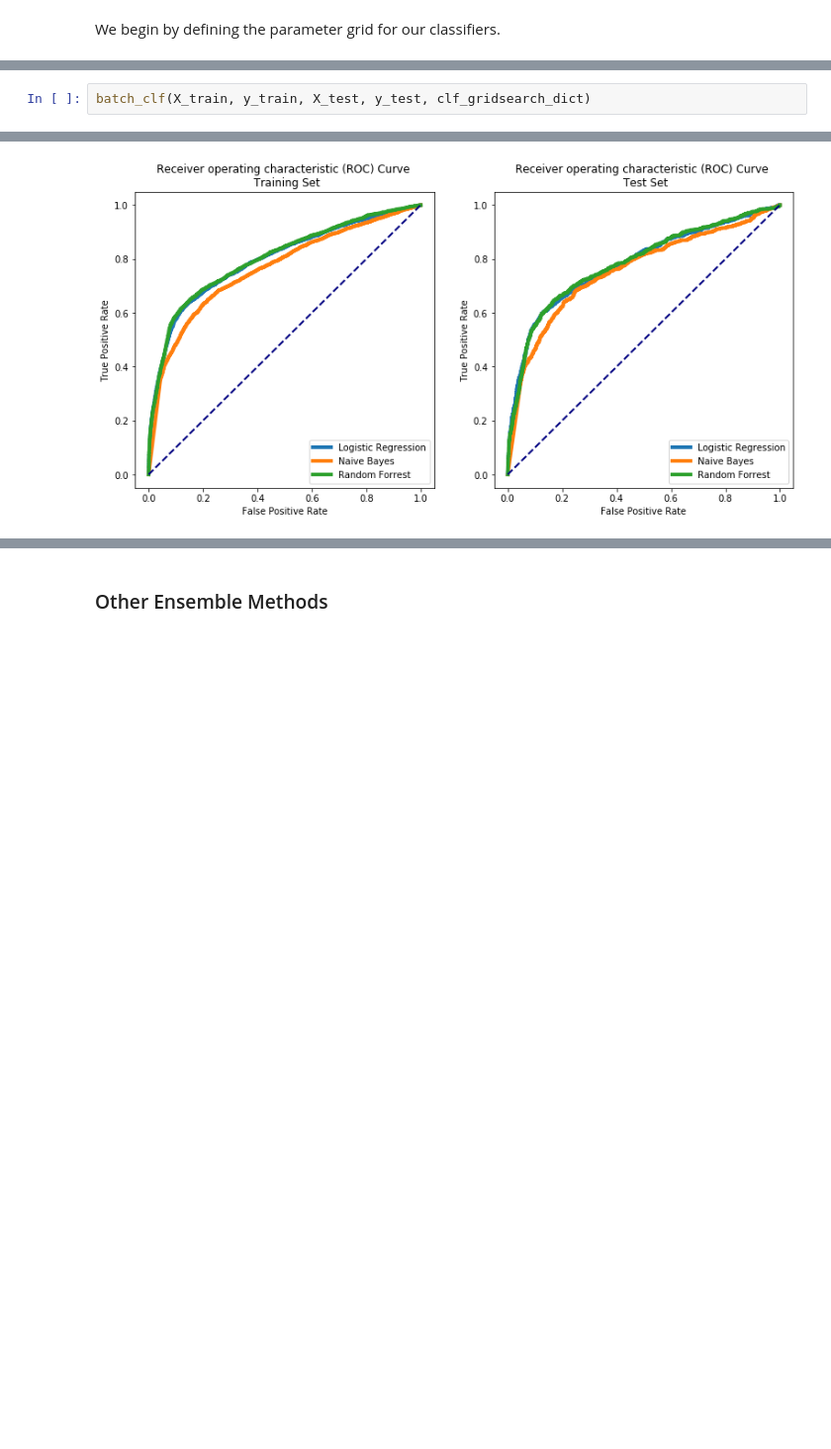
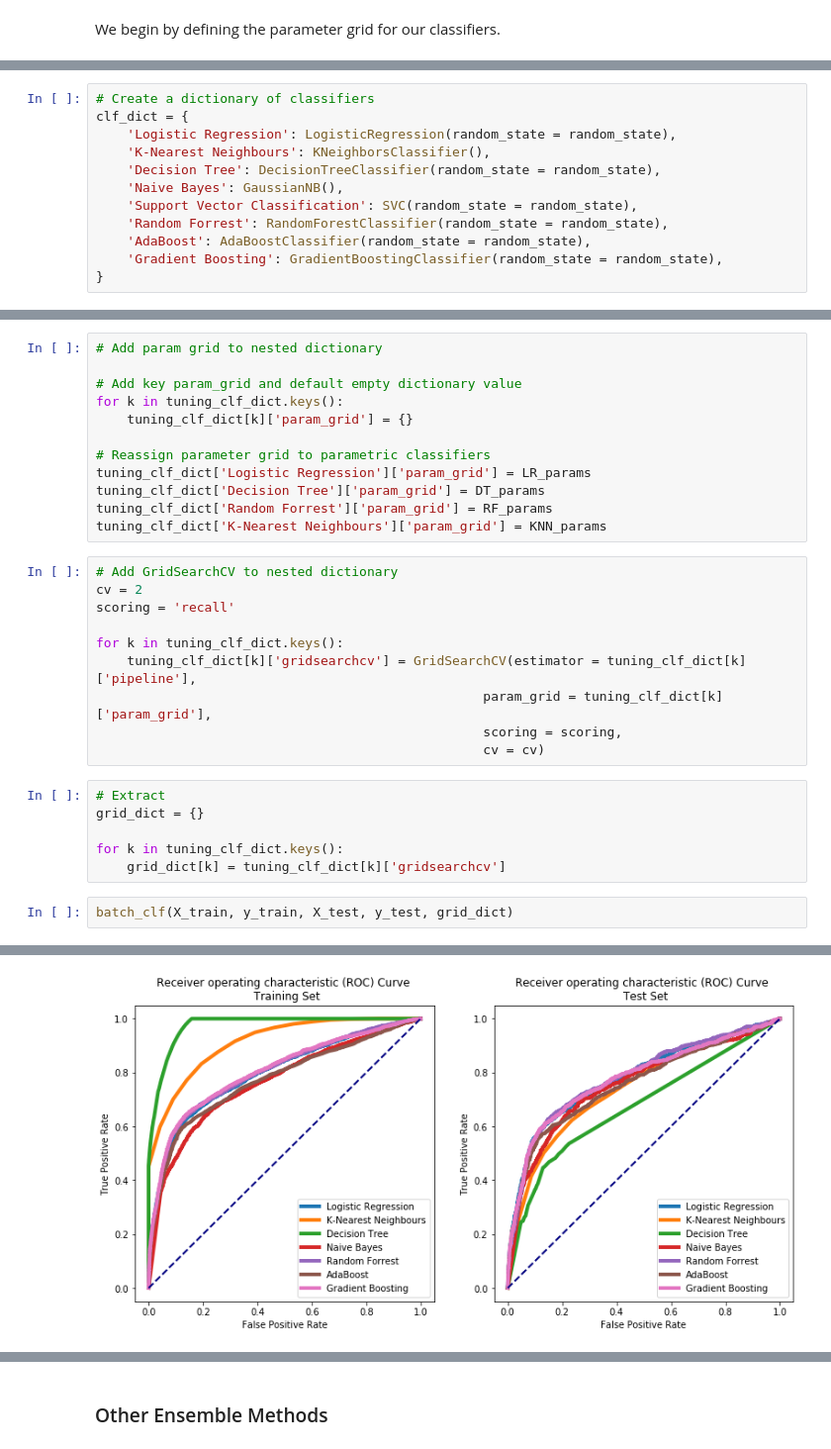
Before and after one commit to nadinezab/bank-marketing, a Jupyter notebook: bank-marketing.ipynb, the cells around one changed output, grey strips where cells are left out. Shown: that part at 99% size. Saved outputs shown, nothing was run; the diff lists cells and outputs as text; blank space fills up the shorter version.

Commit message:
Refactor: nested dictionnary

```diff
--- a/bank-marketing.ipynb
+++ b/bank-marketing.ipynb
@@ -1553,0 +1525,12 @@ clf_gridsearch_dict = {
+# %%
+# Create a dictionary of classifiers
+clf_dict = {
+    'Logistic Regression': LogisticRegression(random_state = random_state),
+    'K-Nearest Neighbours': KNeighborsClassifier(),
+    'Decision Tree': DecisionTreeClassifier(random_state = random_state),
+    'Naive Bayes': GaussianNB(),
+    'Support Vector Classification': SVC(random_state = random_state),
+    'Random Forrest': RandomForestClassifier(random_state = random_state),
+    'AdaBoost': AdaBoostClassifier(random_state = random_state),
+    'Gradient Boosting': GradientBoostingClassifier(random_state = random_state),
+}
@@ -1554,3 +1553,31 @@ clf_gridsearch_dict = {
+# %%
+# Add param grid to nested dictionary
+
+# Add key param_grid and default empty dictionary value
+for k in tuning_clf_dict.keys():
+    tuning_clf_dict[k]['param_grid'] = {}
+
+# Reassign parameter grid to parametric classifiers
+tuning_clf_dict['Logistic Regression']['param_grid'] = LR_params
+tuning_clf_dict['Decision Tree']['param_grid'] = DT_params
+tuning_clf_dict['Random Forrest']['param_grid'] = RF_params
+tuning_clf_dict['K-Nearest Neighbours']['param_grid'] = KNN_params
+# %%
+# Add GridSearchCV to nested dictionary
+cv = 2
+scoring = 'recall'
+
+for k in tuning_clf_dict.keys():
+    tuning_clf_dict[k]['gridsearchcv'] = GridSearchCV(estimator = tuning_clf_dict[k]['pipeline'],
+                                                  param_grid = tuning_clf_dict[k]['param_grid'],
+                                                  scoring = scoring,
+                                                  cv = cv)
+# %%
+# Extract
+grid_dict = {}
+
+for k in tuning_clf_dict.keys():
+    grid_dict[k] = tuning_clf_dict[k]['gridsearchcv']
 # %%
-batch_clf(X_train, y_train, X_test, y_test, clf_gridsearch_dict)
+batch_clf(X_train, y_train, X_test, y_test, grid_dict)
 # %% [output]
@@ -1560 +1591 @@ trained Random Forrest in 162.4
-[figure, old version]
+[figure, new version]
```
Also changed, not shown: parts of 9 cells of this notebook.
